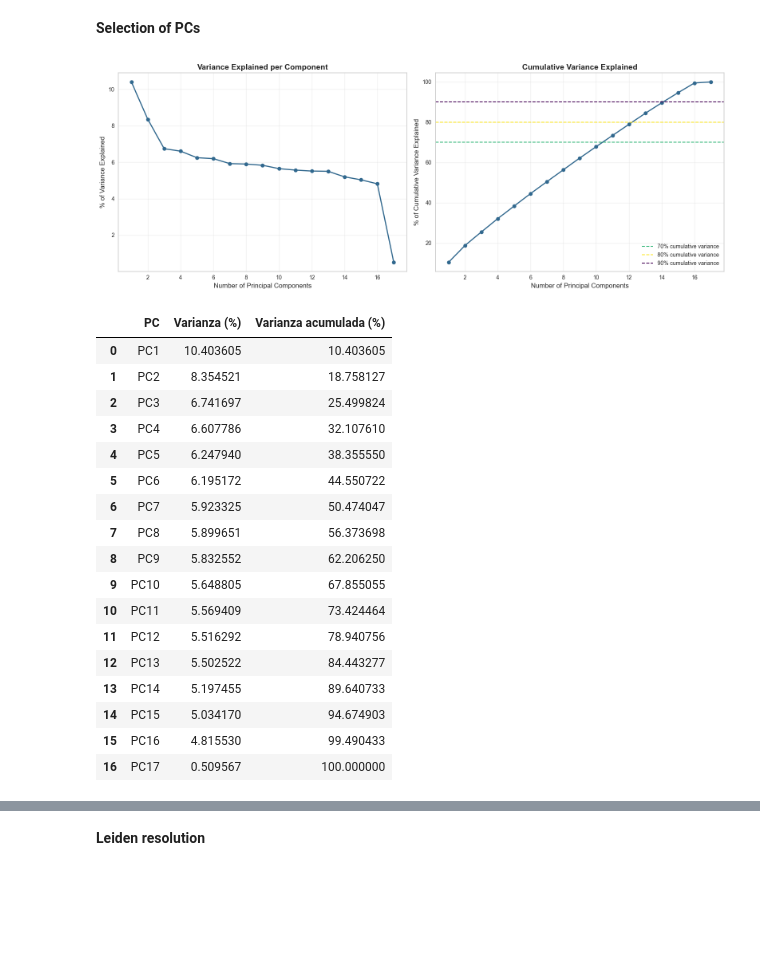
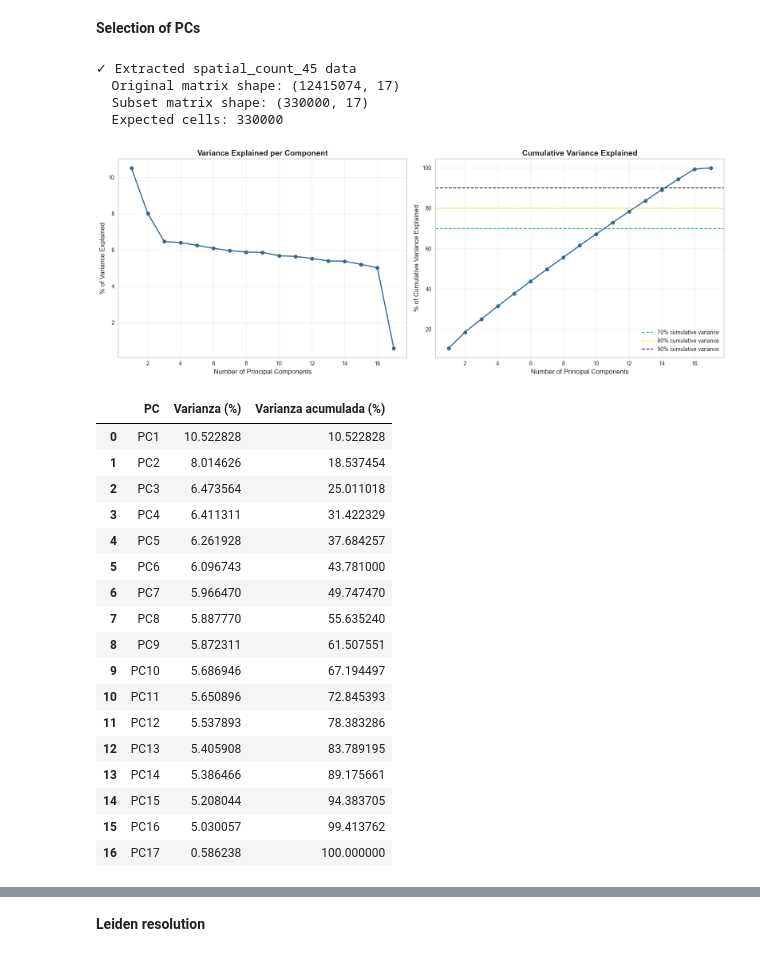
Before and after one commit to Marval96/Transcriptomics_INP, a Jupyter notebook: spatial_fa/CyCIF/3_spatial_analyses_scimap_marval.ipynb, the cells around one changed output, grey strips where cells are left out. Cells and saved outputs as stored; diff of their text form; code cells hidden in the pictures; blank space fills up the shorter version.

```diff
--- a/spatial_fa/CyCIF/3_spatial_analyses_scimap_marval.ipynb
+++ b/spatial_fa/CyCIF/3_spatial_analyses_scimap_marval.ipynb
@@ -350,8 +352,8 @@ sub_idx = []
 for sample in adata.obs["Sample"].unique():
     idx = adata.obs.index[adata.obs["Sample"] == sample]
 
-    # Si la muestra tiene menos de 100000 toma todas
-    n = min(100000,len(idx))
+    # Si la muestra tiene menos de 10000 toma todas
+    n = min(10000,len(idx))
 
     chosen = np.random.choice(idx, size=n, replace=False)
     sub_idx.extend(chosen)
@@ -369,42 +425,58 @@ from sklearn.metrics import silhouette_score, davies_bouldin_score, calinski_har
 # %%
-# Extract spatial count data
-X = adata_sub.uns["spatial_count_45"].copy()
+# Extract spatial count data for subset cells
+# Create mapping from original adata to subset indices
+indexer = {name: i for i, name in enumerate(adata.obs_names)}
+pos = [indexer[name] for name in adata_sub.obs_names]
+
+# Extract only the rows corresponding to adata_sub cells
+X = adata.uns["spatial_count_45"].iloc[pos, :].copy()
+
+print(f"✓ Extracted spatial_count_45 data")
+print(f"  Original matrix shape: {adata.uns['spatial_count_45'].shape}")
+print(f"  Subset matrix shape: {X.shape}")
+print(f"  Expected cells: {adata_sub.n_obs}")
+
 # Scale the data
 scaler = StandardScaler()
 X_scaled = scaler.fit_transform(X)
+
 # Run PCA
 pca = PCA()
 X_pca = pca.fit_transform(X_scaled)
 
 # Explained variance
 explained_variance = pca.explained_variance_ratio_ * 100
 cumulative_variance = np.cumsum(explained_variance)
 
 # Create two subplots side by side
 fig, (ax1, ax2) = plt.subplots(1, 2, figsize=(16, 6))
 
 # Plot 1: Individual variance explained per component
 ax1.plot(range(1, len(explained_variance) + 1), explained_variance, marker='o', color='#31688e', linewidth=2)
 ax1.set_xlabel("Number of Principal Components", fontsize=12)
 ax1.set_ylabel("% of Variance Explained", fontsize=12)
 ax1.set_title("Variance Explained per Component", fontsize=14, fontweight='bold')
 ax1.grid(True, alpha=0.3)
 
 # Plot 2: Cumulative variance explained
 ax2.plot(range(1, len(cumulative_variance) + 1), cumulative_variance, marker='o', color='#31688e', linewidth=2)
 ax2.axhline(70, color='#35b779', linestyle='--', label="70% cumulative variance", linewidth=1.5)
 ax2.axhline(80, color='#fde724', linestyle='--', label="80% cumulative variance", linewidth=1.5)
 ax2.axhline(90, color='#440154', linestyle='--', label="90% cumulative variance", linewidth=1.5)
 ax2.set_xlabel("Number of Principal Components", fontsize=12)
 ax2.set_ylabel("% of Cumulative Variance Explained", fontsize=12)
 ax2.set_title("Cumulative Variance Explained", fontsize=14, fontweight='bold')
 ax2.grid(True, alpha=0.3)
 ax2.legend(fontsize=10)
 
 plt.tight_layout()
 plt.show()
 # %% [output]
+✓ Extracted spatial_count_45 data
+  Original matrix shape: (12415074, 17)
+  Subset matrix shape: (330000, 17)
+  Expected cells: 330000
-[figure, old version]
+[figure, new version]
 # %%
 # Variance table
 df_variance = pd.DataFrame({
@@ -416,20 +488,20 @@ df_variance = pd.DataFrame({
 display(df_variance.head(20))
 # %% [output]
 |  | PC | Varianza (%) | Varianza acumulada (%) |
-| 0 | PC1 | 10.403605 | 10.403605 |
-| 1 | PC2 | 8.354521 | 18.758127 |
-| 2 | PC3 | 6.741697 | 25.499824 |
-| 3 | PC4 | 6.607786 | 32.107610 |
-| 4 | PC5 | 6.247940 | 38.355550 |
-| 5 | PC6 | 6.195172 | 44.550722 |
-| 6 | PC7 | 5.923325 | 50.474047 |
-| 7 | PC8 | 5.899651 | 56.373698 |
-| 8 | PC9 | 5.832552 | 62.206250 |
-| 9 | PC10 | 5.648805 | 67.855055 |
-| 10 | PC11 | 5.569409 | 73.424464 |
-| 11 | PC12 | 5.516292 | 78.940756 |
-| 12 | PC13 | 5.502522 | 84.443277 |
-| 13 | PC14 | 5.197455 | 89.640733 |
-| 14 | PC15 | 5.034170 | 94.674903 |
-| 15 | PC16 | 4.815530 | 99.490433 |
-| 16 | PC17 | 0.509567 | 100.000000 |
+| 0 | PC1 | 10.522828 | 10.522828 |
+| 1 | PC2 | 8.014626 | 18.537454 |
+| 2 | PC3 | 6.473564 | 25.011018 |
+| 3 | PC4 | 6.411311 | 31.422329 |
+| 4 | PC5 | 6.261928 | 37.684257 |
+| 5 | PC6 | 6.096743 | 43.781000 |
+| 6 | PC7 | 5.966470 | 49.747470 |
+| 7 | PC8 | 5.887770 | 55.635240 |
+| 8 | PC9 | 5.872311 | 61.507551 |
+| 9 | PC10 | 5.686946 | 67.194497 |
+| 10 | PC11 | 5.650896 | 72.845393 |
+| 11 | PC12 | 5.537893 | 78.383286 |
+| 12 | PC13 | 5.405908 | 83.789195 |
+| 13 | PC14 | 5.386466 | 89.175661 |
+| 14 | PC15 | 5.208044 | 94.383705 |
+| 15 | PC16 | 5.030057 | 99.413762 |
+| 16 | PC17 | 0.586238 | 100.000000 |
```
Also changed, not shown: parts of 12 cells of this notebook.
